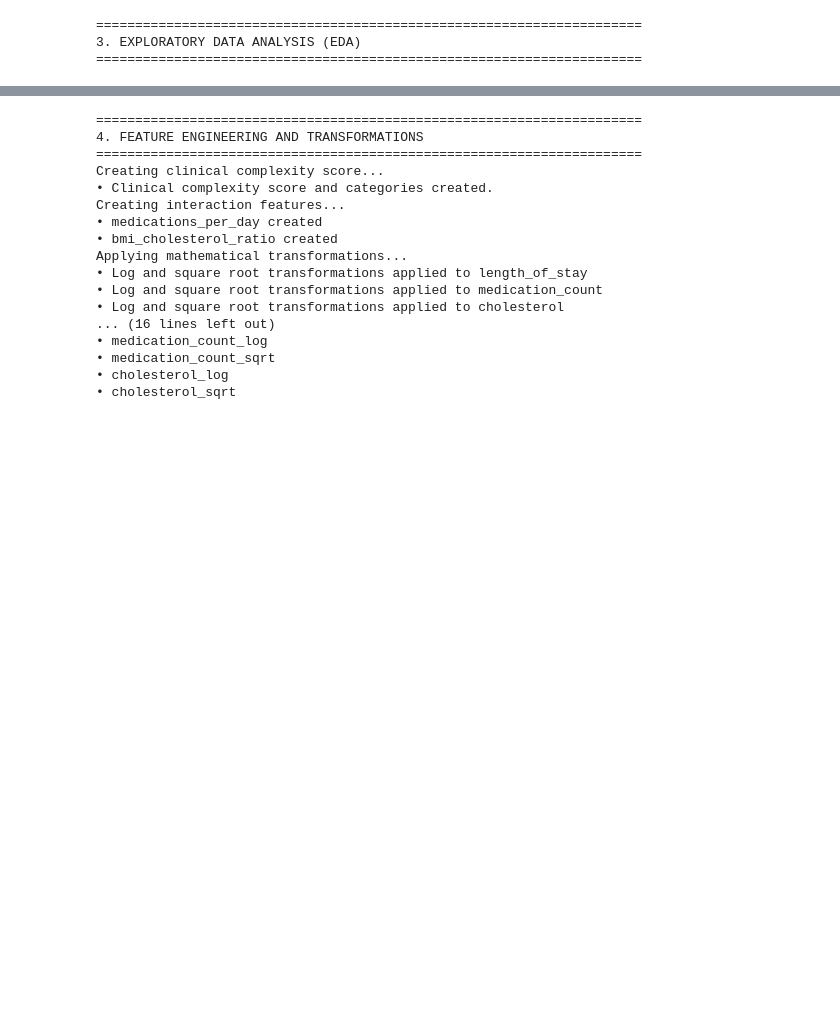
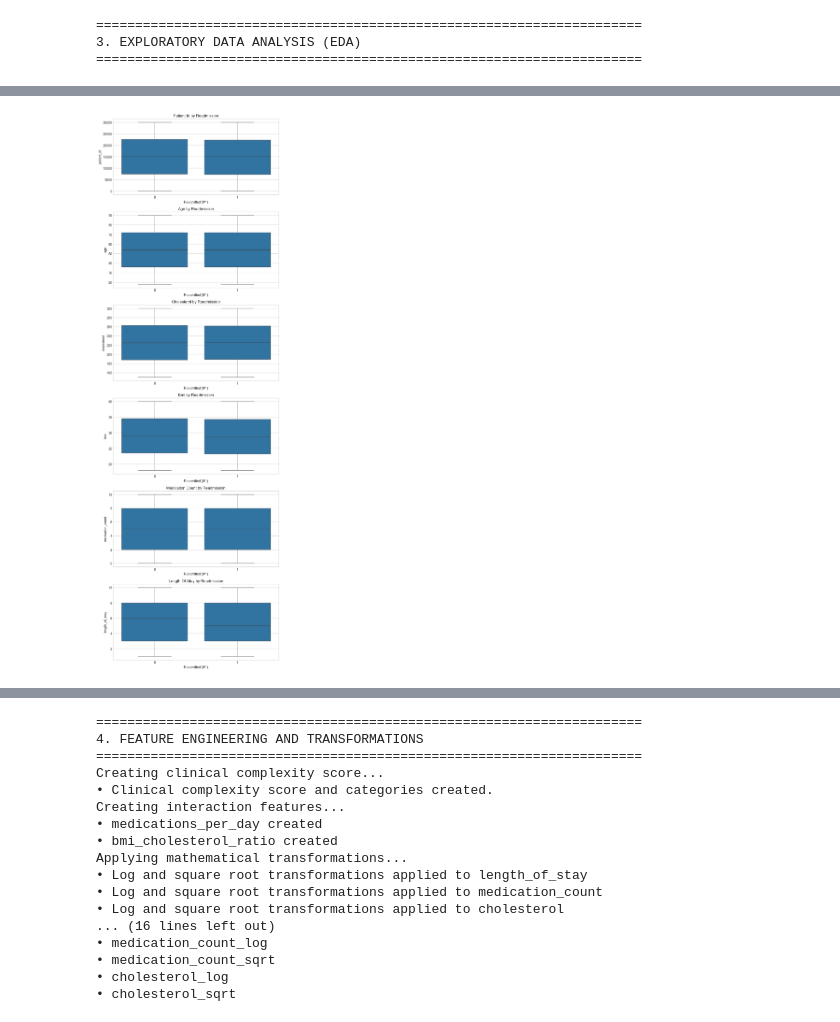
Before and after one commit to albertokabore/Hospital-Readmission-Prediction, a Jupyter notebook: notebooks/Readmission_Project.ipynb, the cells around one changed output, grey strips where cells are left out. Cells and saved outputs as stored; diff of their text form; code cells hidden in the pictures; blank space fills up the shorter version.

```diff
--- a/notebooks/Readmission_Project.ipynb
+++ b/notebooks/Readmission_Project.ipynb
@@ -329,0 +348,18 @@ Creating interaction features...
+# %%
+
+# 3.3 Boxplots of numeric features by target (top 6 for readability)
+top_box_cols = numeric_cols[:6]
+if top_box_cols:
+    fig, axes = plt.subplots(len(top_box_cols), 1,
+                             figsize=(8, 4 * len(top_box_cols)))
+    if len(top_box_cols) == 1:
+        axes = [axes]
+    for i, col in enumerate(top_box_cols):
+        sns.boxplot(data=df, x=target_col, y=col, ax=axes[i])
+        axes[i].set_title(f"{col.replace('_', ' ').title()} by Readmission")
+        axes[i].set_xlabel("Readmitted (0/1)")
+        axes[i].set_ylabel(col)
+    plt.tight_layout()
+    plt.show()
+# %% [output]
+[figure, added]
```
Also changed, not shown: parts of 7 cells of this notebook.
